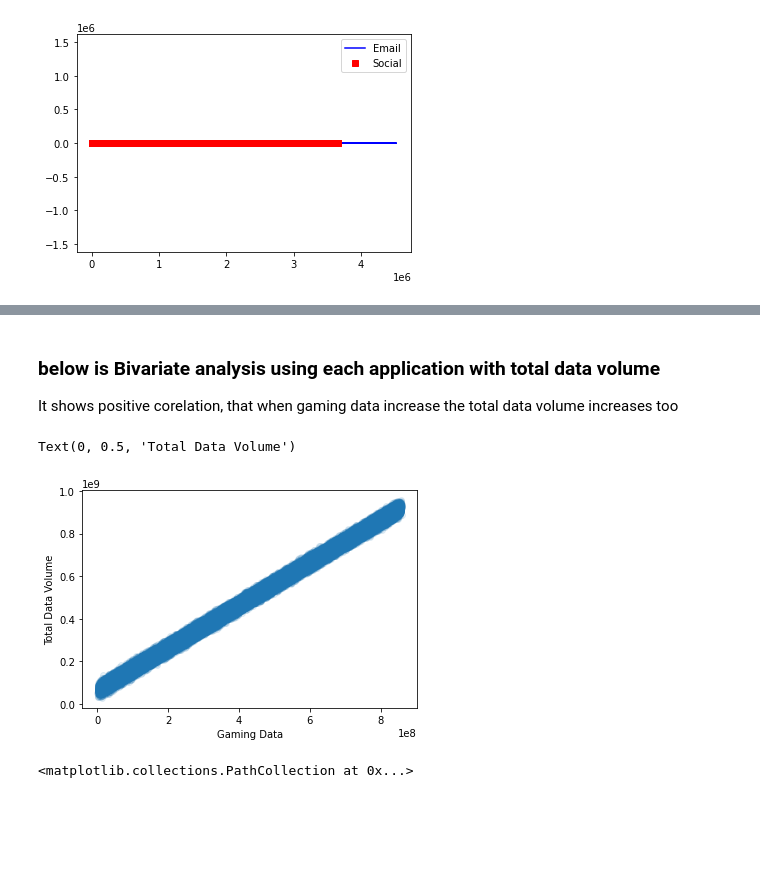
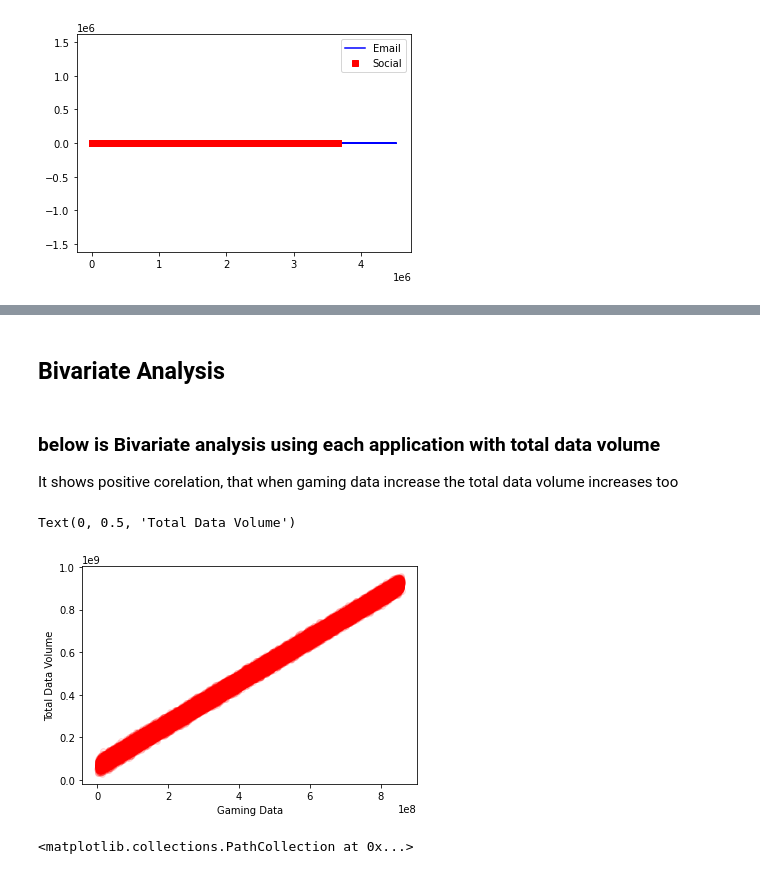
Before and after one commit to Ammon21/Telecom-Analysis, a Jupyter notebook: Notebooks/User_Overview 1.2.ipynb, the cells around one changed output, grey strips where cells are left out. Saved outputs shown, nothing was run; the diff lists cells and outputs as text; code cells hidden in the pictures; blank space fills up the shorter version.

```diff
--- a/Notebooks/User_Overview 1.2.ipynb
+++ b/Notebooks/User_Overview 1.2.ipynb
@@ -192,15 +169,17 @@ plt.legend()
+# %% [markdown]
+## Bivariate Analysis
 # %% [markdown]
 ### below is Bivariate analysis using each application with total data volume
 
 It shows positive corelation, that when gaming data increase the total data volume increases too
 # %%
 sum_column = df_clean["totalUL"] + df_clean["totalDL"]
-plt.scatter(df_clean['gaming'], sum_column, alpha=0.1)
+plt.scatter(df_clean['gaming'], sum_column, alpha=0.1, color='red')
 plt.xlabel('Gaming Data')
 plt.ylabel('Total Data Volume')
 # %% [output]
 Text(0, 0.5, 'Total Data Volume')
-[figure, old version]
+[figure, new version]
 # %%
 plt.scatter(df_clean['google'], sum_column)
 # %% [output]
```
Also changed, not shown: parts of 36 cells of this notebook.
